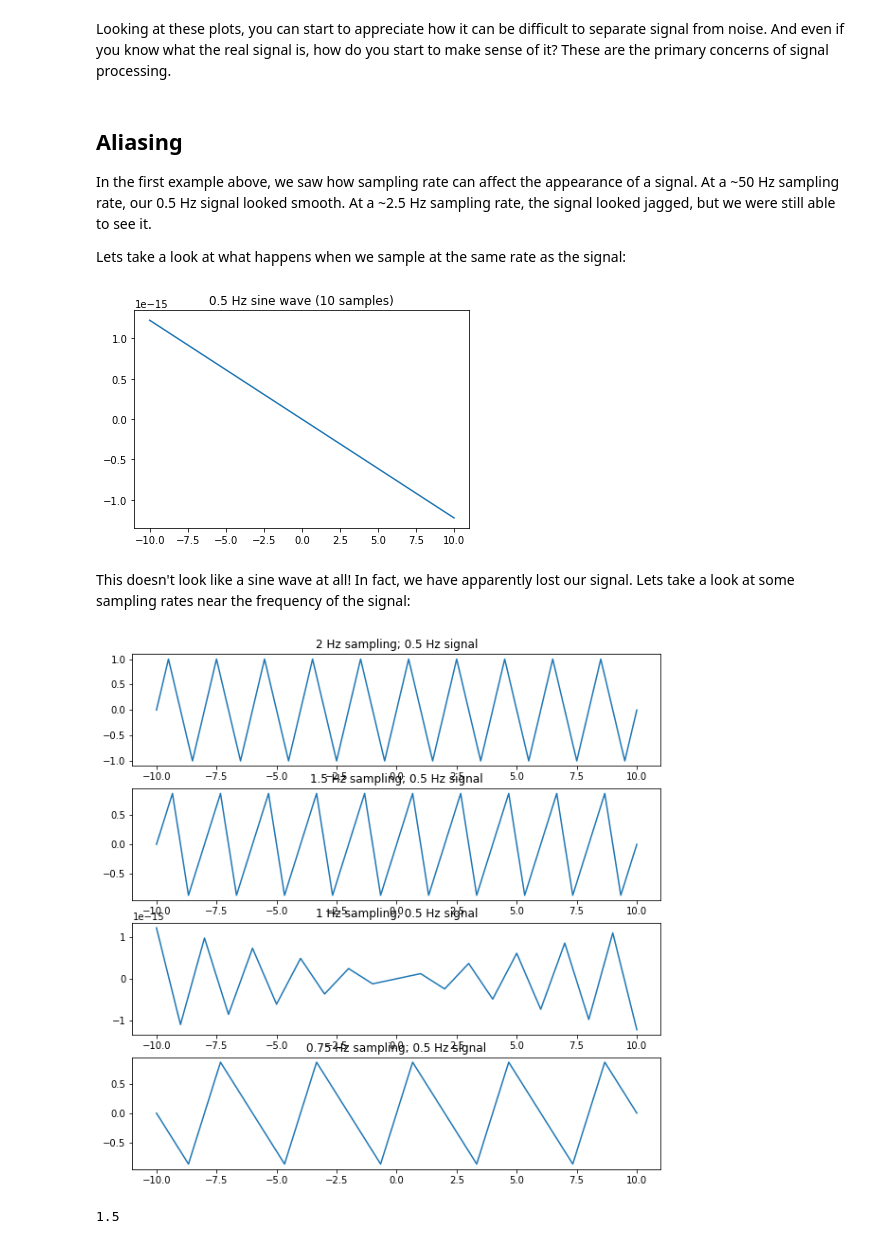
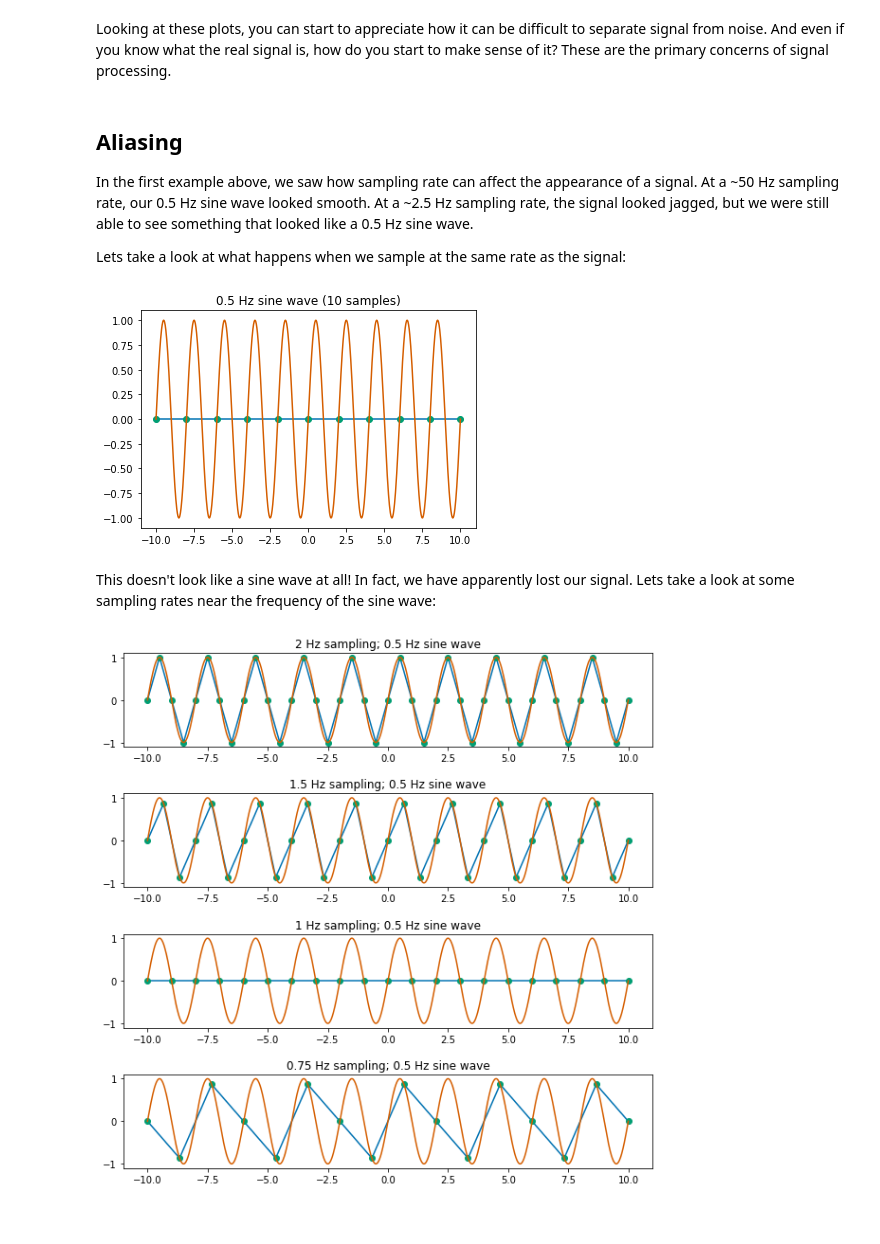
Before and after one commit to TheJacksonLaboratory/images-as-signals, a Jupyter notebook: lessons/1-Sampling_Theorem.ipynb, the cells around one changed output. Saved outputs shown, nothing was run; the diff lists cells and outputs as text; code cells hidden in the pictures.

```diff
--- a/lessons/1-Sampling_Theorem.ipynb
+++ b/lessons/1-Sampling_Theorem.ipynb
@@ -10,6 +10,8 @@ Lets take a look at a simple signal:
 # %%
 import numpy as np
 import matplotlib.pyplot as plt
+
+plt.style.use('seaborn-colorblind')
 # %%
 f = 1/2
 n_samples = 1000
@@ -121,7 +122,7 @@ Looking at these plots, you can start to appreciate how it can be difficult to s
 # %% [markdown]
 ## Aliasing
 
-In the first example above, we saw how sampling rate can affect the appearance of a signal. At a ~50 Hz sampling rate, our 0.5 Hz signal looked smooth. At a ~2.5 Hz sampling rate, the signal looked jagged, but we were still able to see it.
+In the first example above, we saw how sampling rate can affect the appearance of a signal. At a ~50 Hz sampling rate, our 0.5 Hz sine wave looked smooth. At a ~2.5 Hz sampling rate, the signal looked jagged, but we were still able to see something that looked like a 0.5 Hz sine wave.
 
 Lets take a look at what happens when we sample at the same rate as the signal:
 # %%
@@ -131,27 +132,33 @@ n_samples = 11 # 0.5 Hz sampling plus endpoint
 x = np.linspace(-10, 10, n_samples)
 y = np.sin(x*f*(2*np.pi))
 
+x_smooth = np.linspace(-10, 10, 1000)
+y_smooth = np.sin(x_smooth*f*(2*np.pi))
+
 plt.plot(x,y)
+plt.plot(x,y, 'o')
+plt.plot(x_smooth, y_smooth)
 plt.title('0.5 Hz sine wave (10 samples)');
 # %% [output]
-[figure, old version]
+[figure, new version]
 # %% [markdown]
-This doesn't look like a sine wave at all! In fact, we have apparently lost our signal. Lets take a look at some sampling rates near the frequency of the signal:
+This doesn't look like a sine wave at all! In fact, we have apparently lost our signal. Lets take a look at some sampling rates near the frequency of the sine wave:
 # %%
 f = 1/2
 n_samples = [41, 31, 21, 16]
 rates = ['2 Hz', '1.5 Hz', '1 Hz', '0.75 Hz']
 
 x = [np.linspace(-10, 10, n) for n in n_samples]
 y = [np.sin(sig*f*(2*np.pi)) for sig in x]
+x_smooth = np.linspace(-10, 10, 1000)
+y_smooth = np.sin(x_smooth*f*(2*np.pi))
 
 fig, ax = plt.subplots(len(n_samples), figsize=(10,10))
+fig.subplots_adjust(hspace=.5)
 for i in range(len(n_samples)):
-    ax[i].set_title(rates[i] + " sampling; 0.5 Hz signal")
+    ax[i].set_title(rates[i] + " sampling; 0.5 Hz sine wave")
     ax[i].plot(x[i], y[i])
+    ax[i].plot(x[i], y[i], 'o')
+    ax[i].plot(x_smooth, y_smooth)
 # %% [output]
-[figure, old version]
+[figure, new version]
-# %%
-30/20
-# %% [output]
-1.5
```
Also changed, not shown: parts of 13 cells of this notebook.
